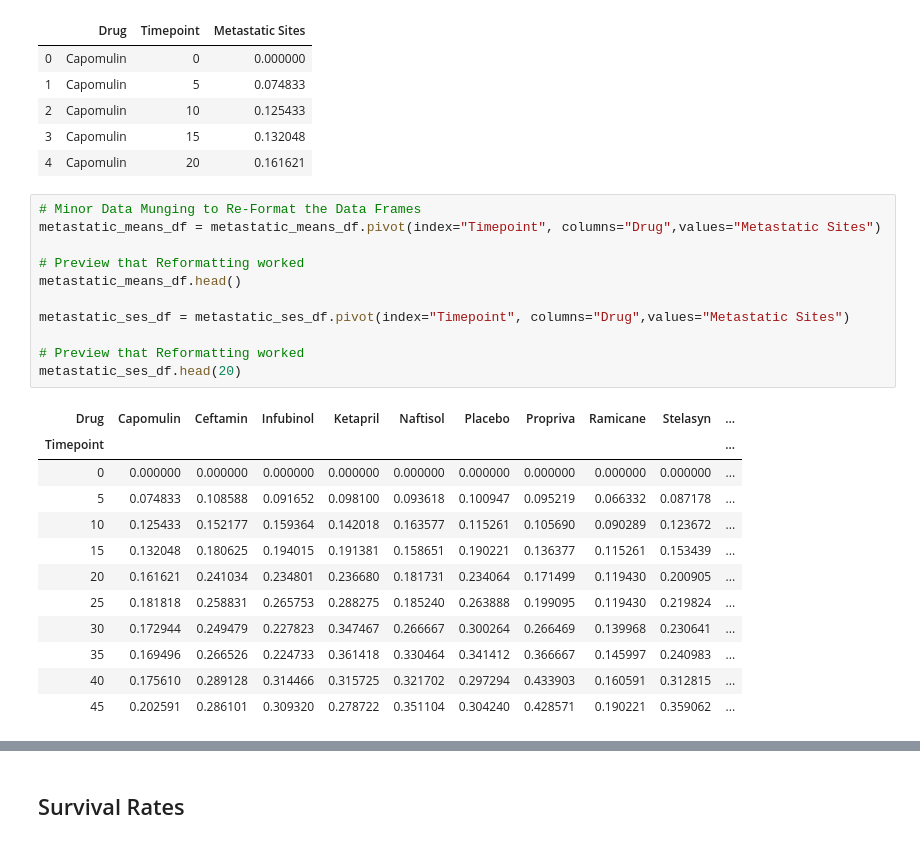
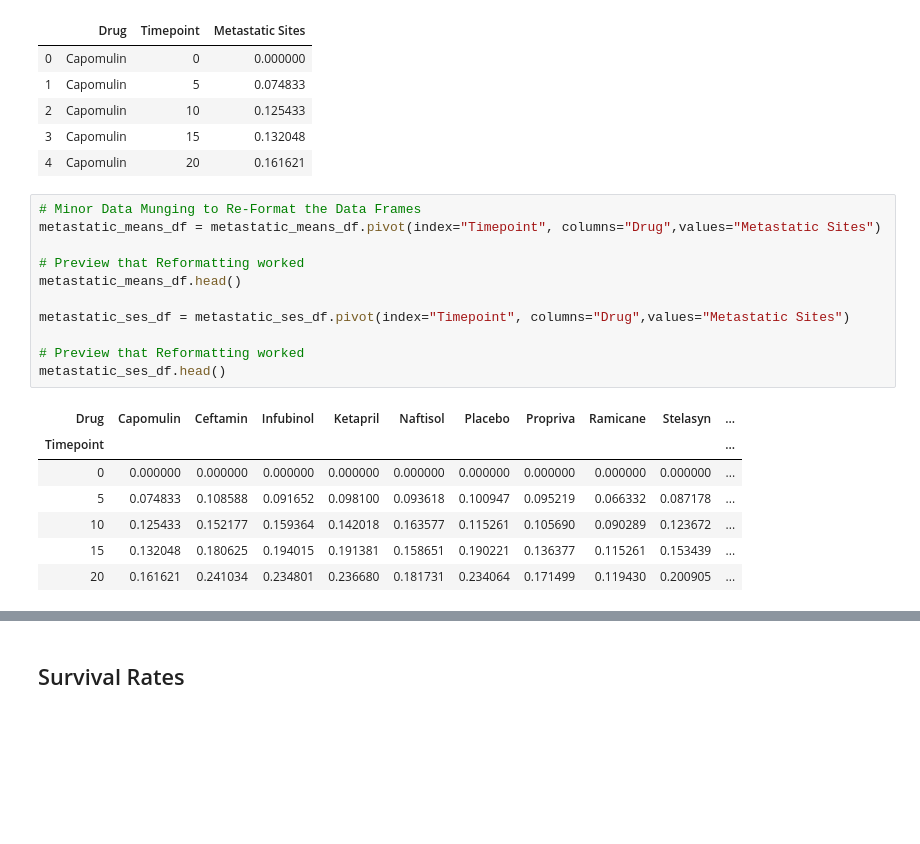
Before and after one commit to esnaaf1/matplotlib-challenge, a Jupyter notebook: Pymaceuticals/pymaceuticals_solution.ipynb, the cells around one changed output, grey strips where cells are left out. Drawn from its saved outputs; the diff is of its cells as text; blank space fills up the shorter version.

```diff
--- a/Pymaceuticals/pymaceuticals_solution.ipynb
+++ b/Pymaceuticals/pymaceuticals_solution.ipynb
@@ -161,25 +159,20 @@ metastatic_ses_df.head()
 # %%
 # Minor Data Munging to Re-Format the Data Frames
 metastatic_means_df = metastatic_means_df.pivot(index="Timepoint", columns="Drug",values="Metastatic Sites")
 
 # Preview that Reformatting worked
 metastatic_means_df.head()
 
 metastatic_ses_df = metastatic_ses_df.pivot(index="Timepoint", columns="Drug",values="Metastatic Sites")
 
 # Preview that Reformatting worked
-metastatic_ses_df.head(20)
+metastatic_ses_df.head()
 # %% [output]
 | Drug | Capomulin | Ceftamin | Infubinol | Ketapril | Naftisol | Placebo | Propriva | Ramicane | Stelasyn | ... |
 | Timepoint |  |  |  |  |  |  |  |  |  | ... |
 | 0 | 0.000000 | 0.000000 | 0.000000 | 0.000000 | 0.000000 | 0.000000 | 0.000000 | 0.000000 | 0.000000 | ... |
 | 5 | 0.074833 | 0.108588 | 0.091652 | 0.098100 | 0.093618 | 0.100947 | 0.095219 | 0.066332 | 0.087178 | ... |
 | 10 | 0.125433 | 0.152177 | 0.159364 | 0.142018 | 0.163577 | 0.115261 | 0.105690 | 0.090289 | 0.123672 | ... |
 | 15 | 0.132048 | 0.180625 | 0.194015 | 0.191381 | 0.158651 | 0.190221 | 0.136377 | 0.115261 | 0.153439 | ... |
 | 20 | 0.161621 | 0.241034 | 0.234801 | 0.236680 | 0.181731 | 0.234064 | 0.171499 | 0.119430 | 0.200905 | ... |
-| 25 | 0.181818 | 0.258831 | 0.265753 | 0.288275 | 0.185240 | 0.263888 | 0.199095 | 0.119430 | 0.219824 | ... |
-| 30 | 0.172944 | 0.249479 | 0.227823 | 0.347467 | 0.266667 | 0.300264 | 0.266469 | 0.139968 | 0.230641 | ... |
-| 35 | 0.169496 | 0.266526 | 0.224733 | 0.361418 | 0.330464 | 0.341412 | 0.366667 | 0.145997 | 0.240983 | ... |
-| 40 | 0.175610 | 0.289128 | 0.314466 | 0.315725 | 0.321702 | 0.297294 | 0.433903 | 0.160591 | 0.312815 | ... |
-| 45 | 0.202591 | 0.286101 | 0.309320 | 0.278722 | 0.351104 | 0.304240 | 0.428571 | 0.190221 | 0.359062 | ... |
 # %%
```
Also changed, not shown: parts of 11 cells of this notebook, 5 other files.
